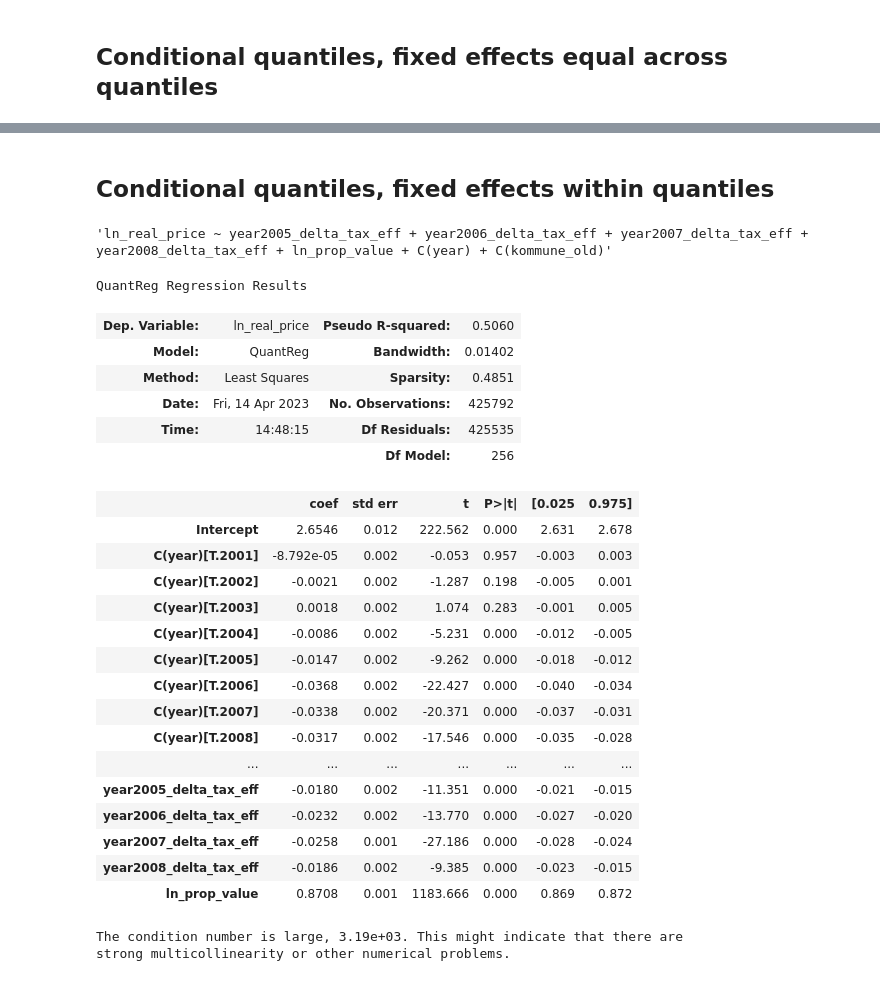
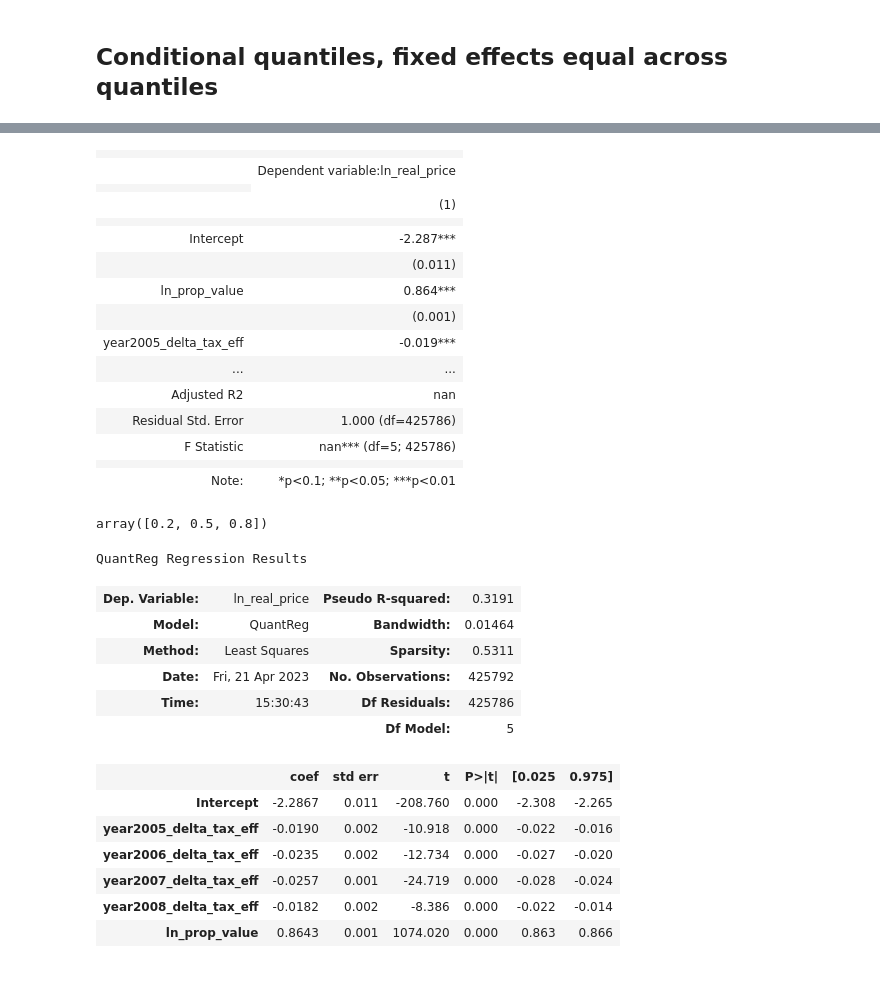
Before and after one commit to jorgenhost/No_taxation_without_capitalization, a Jupyter notebook: main.ipynb, the cells around one changed output, grey strips where cells are left out. Drawn from its saved outputs; the diff is of its cells as text; code cells hidden in the pictures.

Commit message:
res table quant/OLS-FE

```diff
--- a/main.ipynb
+++ b/main.ipynb
@@ -383,8 +429,8 @@ from toolz import curry
 @curry
 def demean(df, col_to_demean):
     return df.assign(**{col_to_demean: (df[col_to_demean]
-                                        - df.groupby("kommune_old")[col_to_demean].transform("mean")
-                                        - df.groupby("year")[col_to_demean].transform("mean"))})
+                                        - df.groupby("kommune_old")[col_to_demean].transform("mean"))
+                                        - df.groupby("year")[col_to_demean].transform("mean")})
 # %%
 years = [2004, 2005, 2006, 2007, 2008]
 
@@ -484,40 +565,43 @@ models_fe_across
 # %%
 models_fe_across.to_parquet('models/quantiles_fe_across.pq')
-# %% [markdown]
-## Conditional quantiles, fixed effects within quantiles
-# %%
-formula2 = f'''ln_real_price ~ year2005_delta_tax_eff + year2006_delta_tax_eff + year2007_delta_tax_eff + year2008_delta_tax_eff + ln_prop_value + C(year) + C(kommune_old)'''
-formula2
-# %% [output]
-'ln_real_price ~ year2005_delta_tax_eff + year2006_delta_tax_eff + year2007_delta_tax_eff + year2008_delta_tax_eff + ln_prop_value + C(year) + C(kommune_old)'
+# %%
+Stargazer([result_quantile])
+# %% [output]
+|  |  |
+|  | Dependent variable:ln_real_price |
+|  |
+|  | (1) |
+|  |  |
+| Intercept | -2.287*** |
+|  | (0.011) |
+| ln_prop_value | 0.864*** |
+|  | (0.001) |
+| year2005_delta_tax_eff | -0.019*** |
+| ... | ... |
+| Adjusted R2 | nan |
+| Residual Std. Error | 1.000 (df=425786) |
+| F Statistic | nan*** (df=5; 425786) |
+|  |  |
+| Note: | *p<0.1; **p<0.05; ***p<0.01 |
+# %%
+quantiles
+# %% [output]
+array([0.2, 0.5, 0.8])
 # %%
-mod_quantile_fe_within = smf.quantreg(formula2,
-              data=df_merged_index)
-result_quantile=mod_quantile_fe_within.fit(q=0.5,cov_type='cluster', cov_kwds={'groups': df_merged_index['kommune_old']}, fe=True)
+result_quantile=mod_quantile_fe_across.fit(q=0.5,cov_type='cluster', cov_kwds={'groups': df_merged_index['kommune_old']})
 result_quantile.summary()
 # %% [output]
 QuantReg Regression Results
-| Dep. Variable: | ln_real_price | Pseudo R-squared: | 0.5060 |
-| Model: | QuantReg | Bandwidth: | 0.01402 |
-| Method: | Least Squares | Sparsity: | 0.4851 |
-| Date: | Fri, 14 Apr 2023 | No. Observations: | 425792 |
-| Time: | 14:48:15 | Df Residuals: | 425535 |
-|  |  | Df Model: | 256 |
+| Dep. Variable: | ln_real_price | Pseudo R-squared: | 0.3191 |
+| Model: | QuantReg | Bandwidth: | 0.01464 |
+| Method: | Least Squares | Sparsity: | 0.5311 |
+| Date: | Fri, 21 Apr 2023 | No. Observations: | 425792 |
+| Time: | 15:30:43 | Df Residuals: | 425786 |
+|  |  | Df Model: | 5 |
 |  | coef | std err | t | P>|t| | [0.025 | 0.975] |
-| Intercept | 2.6546 | 0.012 | 222.562 | 0.000 | 2.631 | 2.678 |
-| C(year)[T.2001] | -8.792e-05 | 0.002 | -0.053 | 0.957 | -0.003 | 0.003 |
-| C(year)[T.2002] | -0.0021 | 0.002 | -1.287 | 0.198 | -0.005 | 0.001 |
-| C(year)[T.2003] | 0.0018 | 0.002 | 1.074 | 0.283 | -0.001 | 0.005 |
-| C(year)[T.2004] | -0.0086 | 0.002 | -5.231 | 0.000 | -0.012 | -0.005 |
-| C(year)[T.2005] | -0.0147 | 0.002 | -9.262 | 0.000 | -0.018 | -0.012 |
-| C(year)[T.2006] | -0.0368 | 0.002 | -22.427 | 0.000 | -0.040 | -0.034 |
-| C(year)[T.2007] | -0.0338 | 0.002 | -20.371 | 0.000 | -0.037 | -0.031 |
-| C(year)[T.2008] | -0.0317 | 0.002 | -17.546 | 0.000 | -0.035 | -0.028 |
-| ... | ... | ... | ... | ... | ... | ... |
-| year2005_delta_tax_eff | -0.0180 | 0.002 | -11.351 | 0.000 | -0.021 | -0.015 |
-| year2006_delta_tax_eff | -0.0232 | 0.002 | -13.770 | 0.000 | -0.027 | -0.020 |
-| year2007_delta_tax_eff | -0.0258 | 0.001 | -27.186 | 0.000 | -0.028 | -0.024 |
-| year2008_delta_tax_eff | -0.0186 | 0.002 | -9.385 | 0.000 | -0.023 | -0.015 |
-| ln_prop_value | 0.8708 | 0.001 | 1183.666 | 0.000 | 0.869 | 0.872 |
+| Intercept | -2.2867 | 0.011 | -208.760 | 0.000 | -2.308 | -2.265 |
+| year2005_delta_tax_eff | -0.0190 | 0.002 | -10.918 | 0.000 | -0.022 | -0.016 |
+| year2006_delta_tax_eff | -0.0235 | 0.002 | -12.734 | 0.000 | -0.027 | -0.020 |
+| year2007_delta_tax_eff | -0.0257 | 0.001 | -24.719 | 0.000 | -0.028 | -0.024 |
+| year2008_delta_tax_eff | -0.0182 | 0.002 | -8.386 | 0.000 | -0.022 | -0.014 |
+| ln_prop_value | 0.8643 | 0.001 | 1074.020 | 0.000 | 0.863 | 0.866 |
-The condition number is large, 3.19e+03. This might indicate that there are
-strong multicollinearity or other numerical problems.
```
Also changed, not shown: parts of 24 cells of this notebook, 9 other files.
